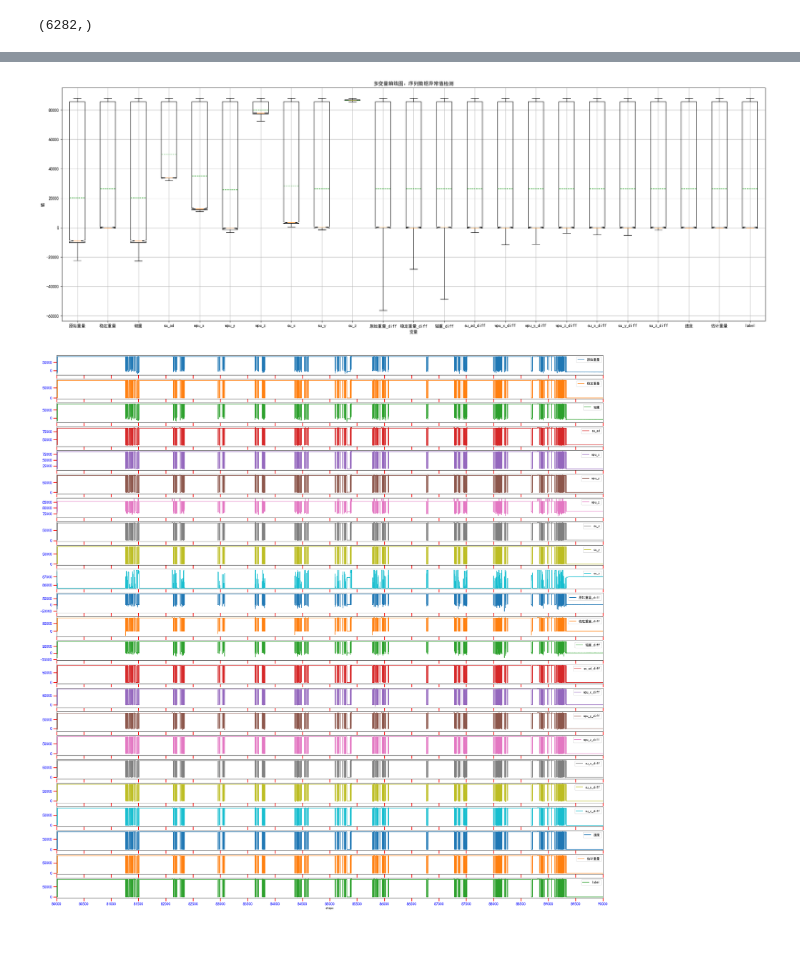
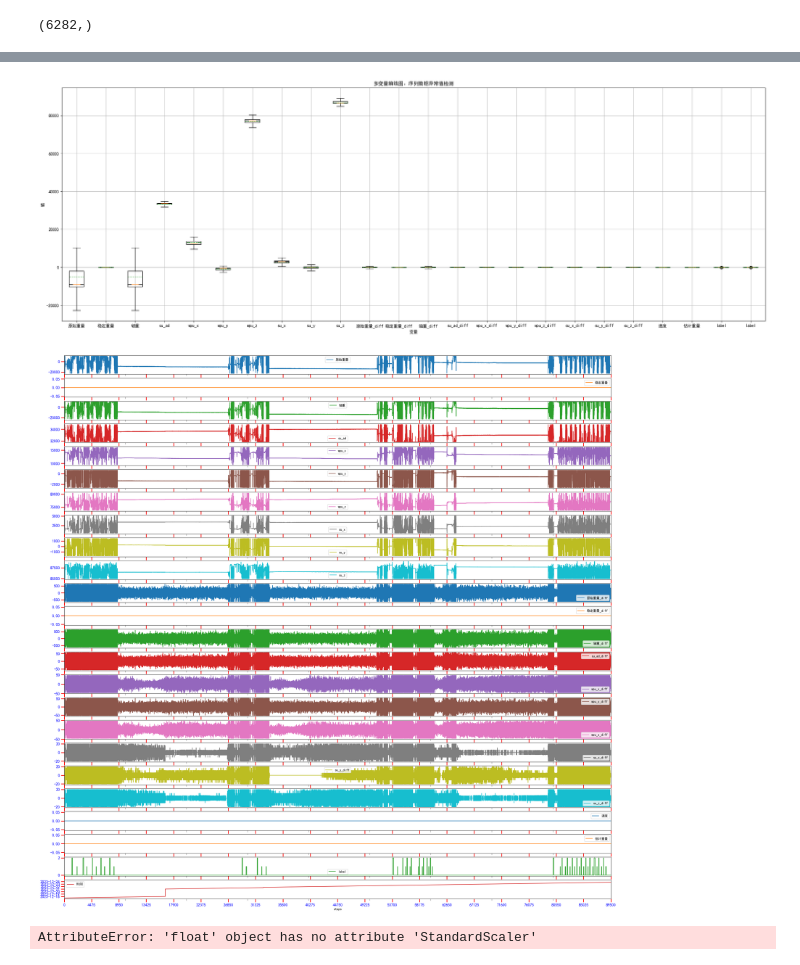
Before and after one commit to ainiubility/CNN-LSTM-Attention, a Jupyter notebook: C_L_A_train_alldata.ipynb, the cells around one changed output, grey strips where cells are left out. Drawn from its saved outputs; the diff is of its cells as text; code cells hidden in the pictures.

```diff
--- a/C_L_A_train_alldata.ipynb
+++ b/C_L_A_train_alldata.ipynb
@@ -289,29 +290,26 @@ import scipy
 from scipy.stats import iqr
 
 q = 0.25
+p = 1.5
 
 
 def replace_iqr_outliers(df: pd.DataFrame):
-    for column in columns_to_plot:
+    df = df.copy().astype(float)
+    for column in df.columns:
         q1 = df[column].quantile(q)  #.quantile(0.25)
         q3 = df[column].quantile(1 - q)  #.quantile(0.75)
-        iqr_value = iqr(df[column])
+        iqr_value = iqr(df[column], rng=(q * 100, (1 - q) * 100))
+        print('------', iqr_value)
 
-        lower_bound = q1 - 1.5 * iqr_value
-        upper_bound = q3 + 1.5 * iqr_value
-        df[df[column] < lower_bound] = lower_bound
-        df[df[column] > upper_bound] = upper_bound
-        # lower_index = df.index[df[column] < lower_bound]
-        # upper_index = df.index[df[column] > upper_bound]
-        # for i in lower_index:
-        #     df.loc[i, column] = lower_bound
-        # for i in upper_index:
-        #     df.loc[i, column] = upper_bound
+        lower_bound = q1 - p * iqr_value
+        upper_bound = q3 + p * iqr_value
+        df.loc[df[column] < lower_bound, column] = lower_bound
+        df.loc[df[column] > upper_bound, column] = upper_bound
 
     return df
 
 
-dfview = replace_iqr_outliers(df[columns_to_plot])
-
+dfview = replace_iqr_outliers(df[numeric_col_names])
+dfview[label_col_names + time_col_names] = df[label_col_names + time_col_names]
 dfview
 # %% [output]
@@ -348,10 +346,10 @@ Setting an item of incompatible dtype is deprecated and will raise an error in a
 # %%
 import matplotlib.pyplot as plt
 # 假设你有多个列需要比较
-
+columns_to_plot = feature_col_names + label_col_names
 # 绘制多变量箱线图
 plt.figure(figsize=(30, 10))
-plt.boxplot([dfview[col] for col in columns_to_plot], labels=columns_to_plot, notch=True, showmeans=True, meanline=True)
+plt.boxplot([dfview[col] for col in columns_to_plot + label_col_names], labels=columns_to_plot + label_col_names, notch=True, showmeans=True, meanline=True, showfliers=True, whis=p)
 plt.title('多变量箱线图：序列数据异常值检测')
 plt.xlabel('变量')
 plt.ylabel('值')
@@ -359,20 +357,20 @@ plt.grid(True)
 
 plt.show()
 # %% [output]
-[figure, old version]
+[figure, new version]
 # %%
 axes: list[plt.Axes] = dfview.plot(legend=True, subplots=True, figsize=(30, 30), xlabel="steps")
 for ax in axes:
     # 设置主刻度线和标签的属性
     ax.tick_params(which='major', length=10, width=2, colors='red', labelsize=12, labelcolor='blue')
     # 设置副刻度线和标签的属性
     ax.tick_params(which='minor', length=5, width=1, colors='gray', labelsize=10, labelcolor='gray')
-    ax.set_xlim(left=80000, right=90000)
+    ax.set_xlim(left=0, right=89500)
     min, max = ax.get_xlim()
     ax.xaxis.set_major_locator(MultipleLocator((max - min) / 20))
 plt.show()
 # %% [output]
-[figure, old version]
+[figure, new version]
 # %%
 # 归一化函数
 def normalize(inpudf: pd.DataFrame, numeric_col_names: list[str]) -> np.ndarray:
@@ -541,6 +539,8 @@ print(test_weight)
 # yview = list(y)
 
 # print(yview)
+# %% [output]
+AttributeError: 'float' object has no attribute 'StandardScaler'
 # %%
 ## 模型创建
 from os import name
```
Also changed, not shown: parts of 4 cells of this notebook.
